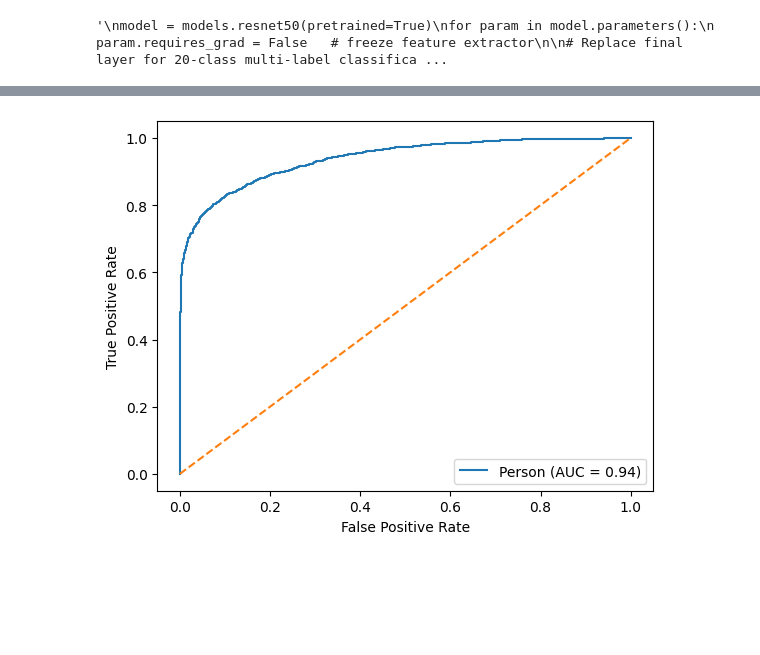
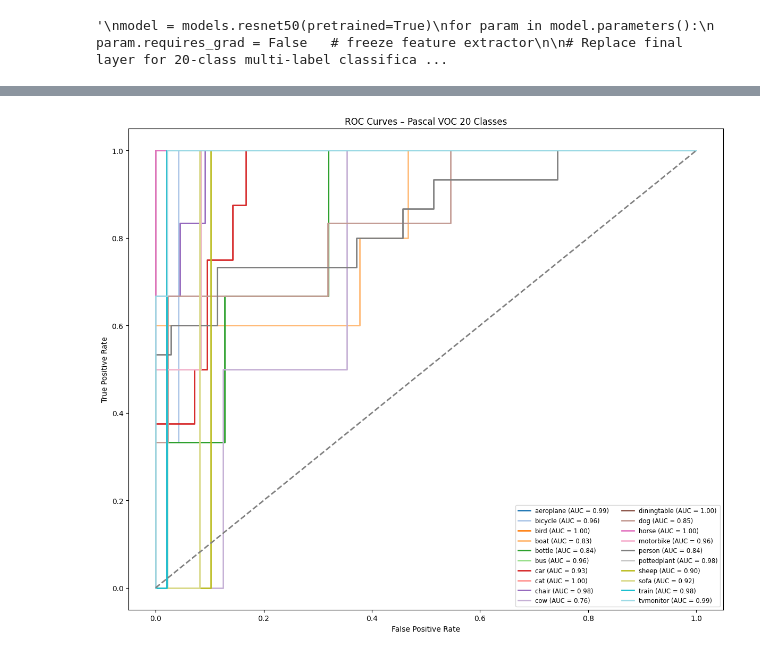
Before and after one commit to kkmedlin/object_detection_with_pascal_voc, a Jupyter notebook: notebooks/day3_classification.ipynb, the cells around one changed output, grey strips where cells are left out. Cells and saved outputs as stored; diff of their text form; code cells hidden in the pictures; blank space fills up the shorter version.

```diff
--- a/notebooks/day3_classification.ipynb
+++ b/notebooks/day3_classification.ipynb
@@ -170,6 +232,10 @@ def evaluate(model, loader):
 ########################################
 for epoch in range(EPOCHS):
     loss = train_one_epoch(model, train_loader, optimizer, criterion)
-    roc_auc, cm, y_true, y_pred = evaluate(model, val_loader)
-    print(f"Epoch {epoch+1}/{EPOCHS} - Loss: {loss:.4f} - Val ROC AUC: {roc_auc:.4f}")
+    metrics = evaluate(model, val_loader)
+    print(f"Epoch {epoch+1}/{EPOCHS} - Loss: {loss:.4f} - Val ROC AUC: {metrics['roc_auc']:.4f} - F1-micro: {metrics['f1_micro']:.4f} - F1-macro: {metrics['f1_macro']:.4f} - Accuracy: {metrics['accuracy']:.4f}")
+    print(metrics["report"])
+
+y_true = metrics["y_true"]
+y_pred = metrics["y_pred"]
 # %% [output]
@@ -178,16 +259,24 @@ Epoch 2/2 - Loss: 0.1237 - Val ROC AUC: 0.9602
 # %%
 ########################################
-# 9. Plot ROC Curve for one class (example: 'person')
+# 9. Plot ROC Curve for ALL 20 classes
 ########################################
-cls_idx = 14  # index of 'person'
-fpr, tpr, _ = roc_curve(y_true[:, cls_idx], y_pred[:, cls_idx])
-roc_auc = auc(fpr, tpr)
+import matplotlib.pyplot as plt
 
-plt.plot(fpr, tpr, label=f"Person (AUC = {roc_auc:.2f})")
-plt.plot([0,1],[0,1],'--')
+plt.figure(figsize=(12, 10))
+colors = plt.cm.get_cmap("tab20", NUM_CLASSES)
+
+for cls_idx, cls_name in enumerate(VOC_CLASSES):
+    fpr, tpr, _ = roc_curve(y_true[:, cls_idx], y_pred[:, cls_idx])
+    roc_auc_val = auc(fpr, tpr)
+    plt.plot(fpr, tpr, color=colors(cls_idx), lw=2,
+             label=f"{cls_name} (AUC = {roc_auc_val:.2f})")
+
+plt.plot([0, 1], [0, 1], "--", color="gray", lw=2)
 plt.xlabel("False Positive Rate")
 plt.ylabel("True Positive Rate")
-plt.legend()
+plt.title("ROC Curves – Pascal VOC 20 Classes")
+plt.legend(loc="lower right", fontsize="small", ncol=2)
+plt.tight_layout()
 plt.show()
 # %% [output]
-[figure, old version]
+[figure, new version]
```
Also changed, not shown: parts of 5 cells of this notebook, 1 other file.
